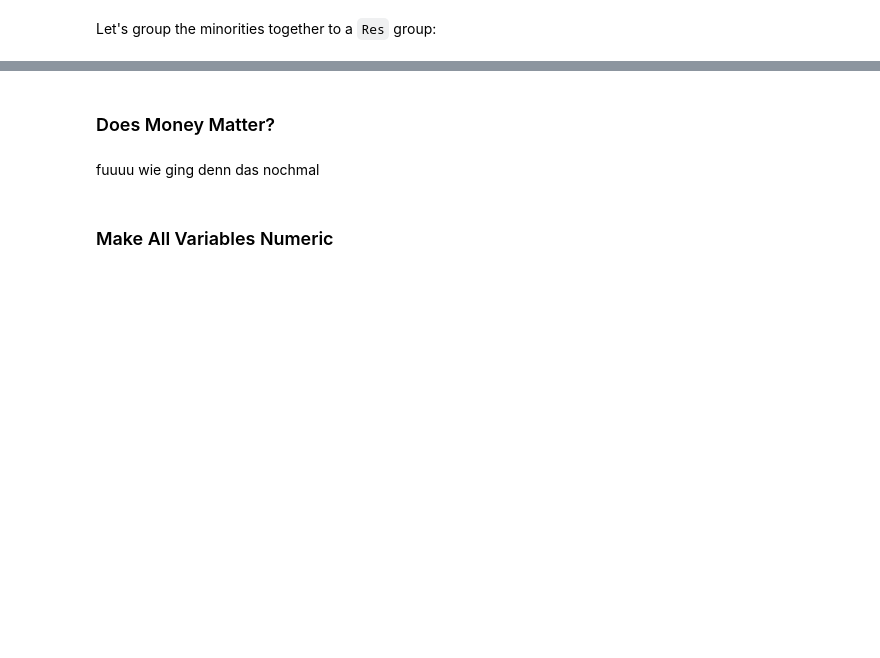
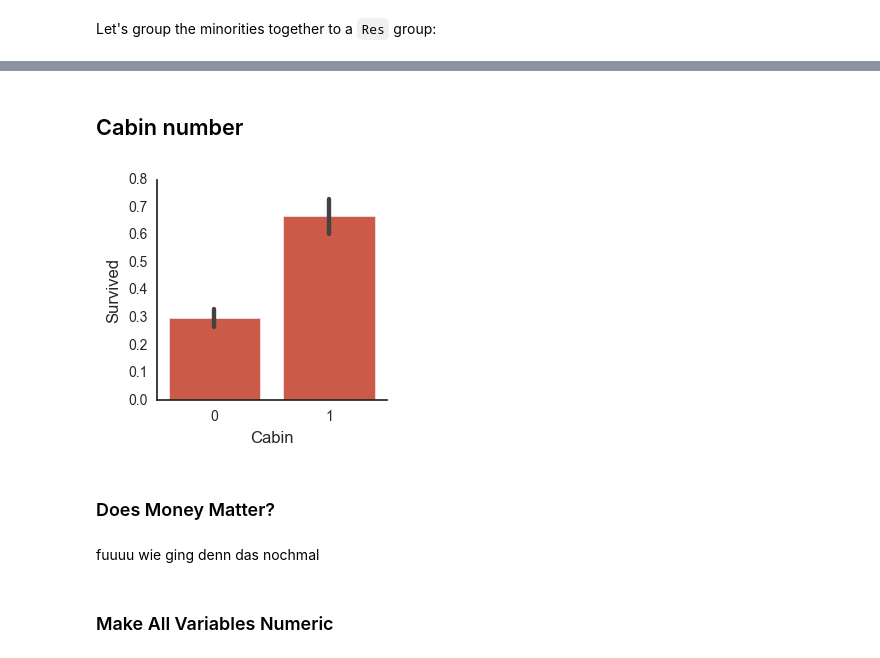
Before and after one commit to maqnius/ml, a Jupyter notebook: Titanic.ipynb, the cells around one changed output, grey strips where cells are left out. Saved outputs shown, nothing was run; the diff lists cells and outputs as text; code cells hidden in the pictures; blank space fills up the shorter version.

```diff
--- a/Titanic.ipynb
+++ b/Titanic.ipynb
@@ -237,0 +238,2 @@ plot_categories( train , cat = 'Title' , target = 'Survived' )
+# %% [markdown]
+## Cabin number
@@ -238,3 +244,7 @@ plot_categories( train , cat = 'Title' , target = 'Survived' )
+# %%
+plot_categories( train , cat = 'Cabin' , target = 'Survived' )
+# %% [output]
+[figure, added]
 # %% [markdown]
 ### Does Money Matter?
 # %% [markdown]
```
Also changed, not shown: parts of 9 cells of this notebook, 1 other file.
